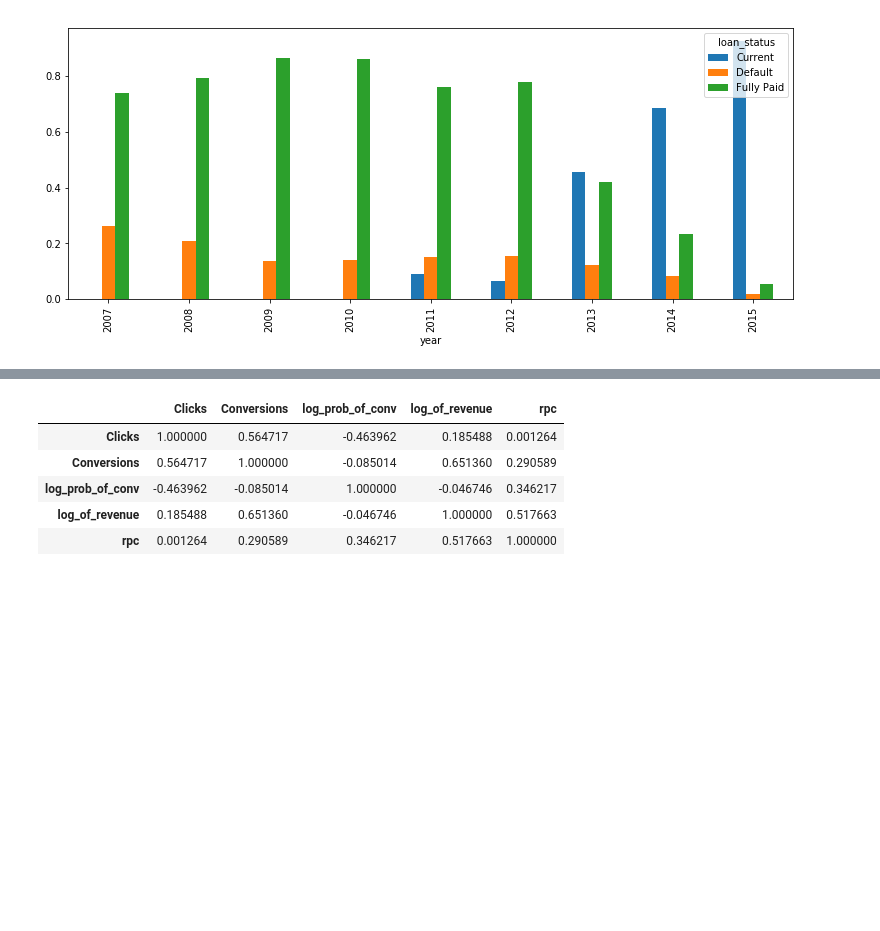
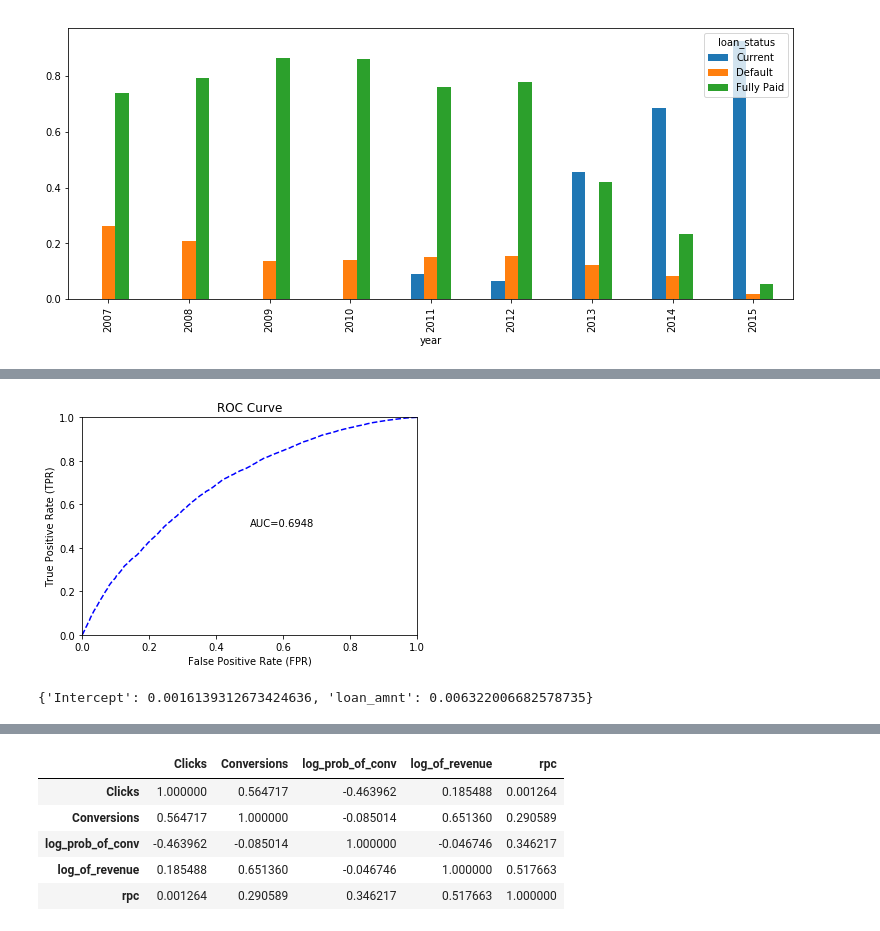
Before and after one commit to jakubglinka/ml-loan, a Jupyter notebook: notebooks/loan_defaults_prediction.ipynb, the cells around one changed output, grey strips where cells are left out. Cells and saved outputs as stored; diff of their text form; code cells hidden in the pictures; blank space fills up the shorter version.

```diff
--- a/notebooks/loan_defaults_prediction.ipynb
+++ b/notebooks/loan_defaults_prediction.ipynb
@@ -372,0 +490,4 @@ tmp \
+# %%
+df['loan_default'] = df['loan_default'].asfactor()
+df['loan_amnt'] = df['loan_amnt'].asnumeric()
+df.types
@@ -372,0 +527,6 @@ tmp \
+# %%
+train, validate, test = df.split_frame([.5, .2], seed=2014)
+
+predictors = model_ft[1:-1]
+response = model_ft[0]
+weight = model_ft[-1]
@@ -372,0 +540,14 @@ tmp \
+# %%
+from h2o.grid import H2OGridSearch
+from h2o.estimators.glm import H2OGeneralizedLinearEstimator
+
+import numpy as np
+
+lambda_grid = list(np.logspace(start=-7.0, stop=-3.0, num=10, base=10.0))
+
+g = H2OGridSearch(
+        model=H2OGeneralizedLinearEstimator(family="binomial", alpha=1.0),
+        hyper_params={"lambda": lambda_grid},
+    )
+
+g.train(predictors, response, training_frame=train, validation_frame=validate, weights_column = weight)
@@ -372,0 +581,11 @@ tmp \
+# %%
+from h2o.estimators.glm import H2OGeneralizedLinearEstimator
+
+glm_model = H2OGeneralizedLinearEstimator(family="binomial",
+                                          lambda_=0.0,
+                                          standardize=True,
+                                          alpha=1.0,
+                                          max_iterations=100,
+                                         )
+
+glm_model.train(predictors, response, training_frame=train, validation_frame=validate, weights_column=weight)
@@ -372,0 +624,11 @@ tmp \
+# %%
+tmp = glm_model.model_performance(train)
+from matplotlib import pyplot as plt
+# plt.figure(figsize=(7, 7))
+tmp.plot()
+# %% [output]
+[figure, added]
+# %%
+glm_model.coef_norm()
+# %% [output]
+{'Intercept': 0.0016139312673424636, 'loan_amnt': 0.006322006682578735}
```
Also changed, not shown: parts of 36 cells of this notebook.
